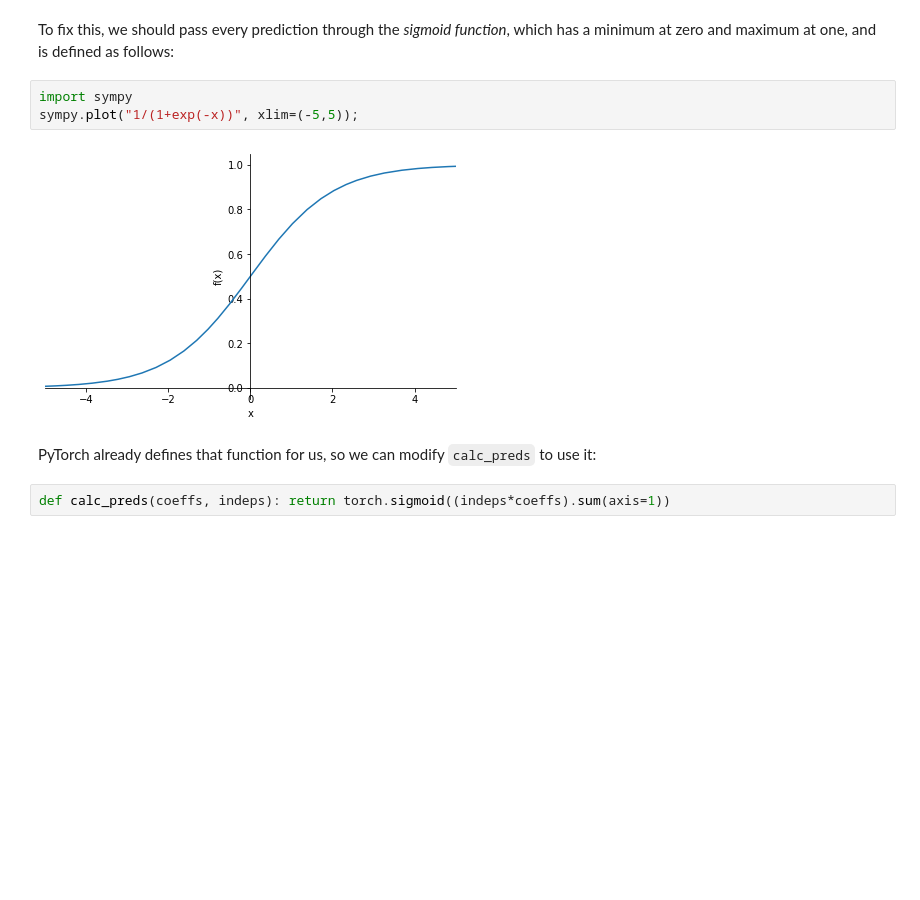
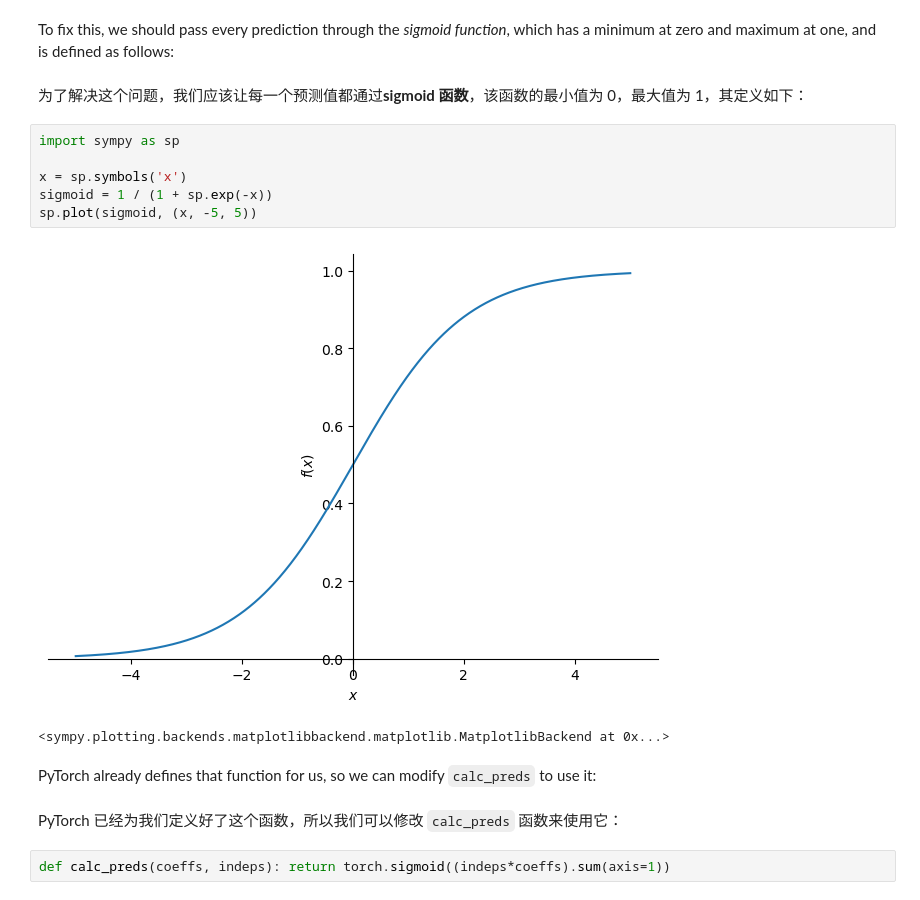
Before and after one commit to georgez9/fastbook, a Jupyter notebook: lesson_notebooks/05_linear-model-and-neural-net-from-scratch.ipynb, the cells around one changed output. Saved outputs shown, nothing was run; the diff lists cells and outputs as text; blank space fills up the shorter version.

```diff
--- a/lesson_notebooks/05_linear-model-and-neural-net-from-scratch.ipynb
+++ b/lesson_notebooks/05_linear-model-and-neural-net-from-scratch.ipynb
@@ -478,13 +629,21 @@ tensor([ 0.8160,  0.1295, -0.0148,  0.1831,  0.1520,  0.1350,  0.7279,  0.7754,
          0.0678,  0.3997,  0.3324,  0.8278,  0.1078,  0.7126,  0.1023,  0.3627,  0.9937,  0.8050,  0.1153,  0.1455,  0.8652,  0.3425])
 # %% [markdown]
 To fix this, we should pass every prediction through the *sigmoid function*, which has a minimum at zero and maximum at one, and is defined as follows:
+# %% [markdown]
+为了解决这个问题，我们应该让每一个预测值都通过**sigmoid 函数**，该函数的最小值为 0，最大值为 1，其定义如下：
 # %%
-import sympy
-sympy.plot("1/(1+exp(-x))", xlim=(-5,5));
+import sympy as sp
+
+x = sp.symbols('x')
+sigmoid = 1 / (1 + sp.exp(-x))
+sp.plot(sigmoid, (x, -5, 5))
 # %% [output]
-[figure, old version]
+[figure, new version]
+<sympy.plotting.backends.matplotlibbackend.matplotlib.MatplotlibBackend at 0x...>
 # %% [markdown]
 PyTorch already defines that function for us, so we can modify `calc_preds` to use it:
+# %% [markdown]
+PyTorch 已经为我们定义好了这个函数，所以我们可以修改 `calc_preds` 函数来使用它：
 # %%
 def calc_preds(coeffs, indeps): return torch.sigmoid((indeps*coeffs).sum(axis=1))
 # %% [markdown]
```
Also changed, not shown: parts of 87 cells of this notebook, 1 other file.
